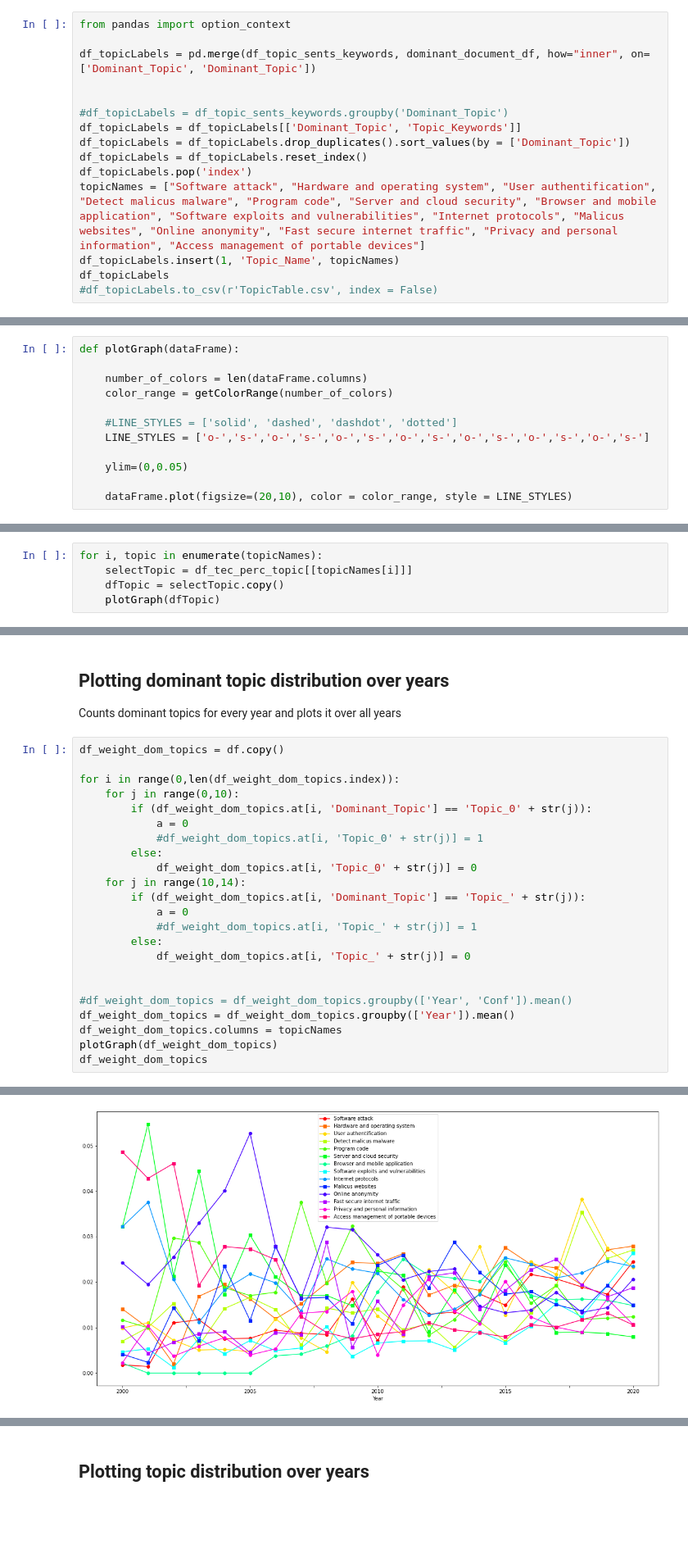
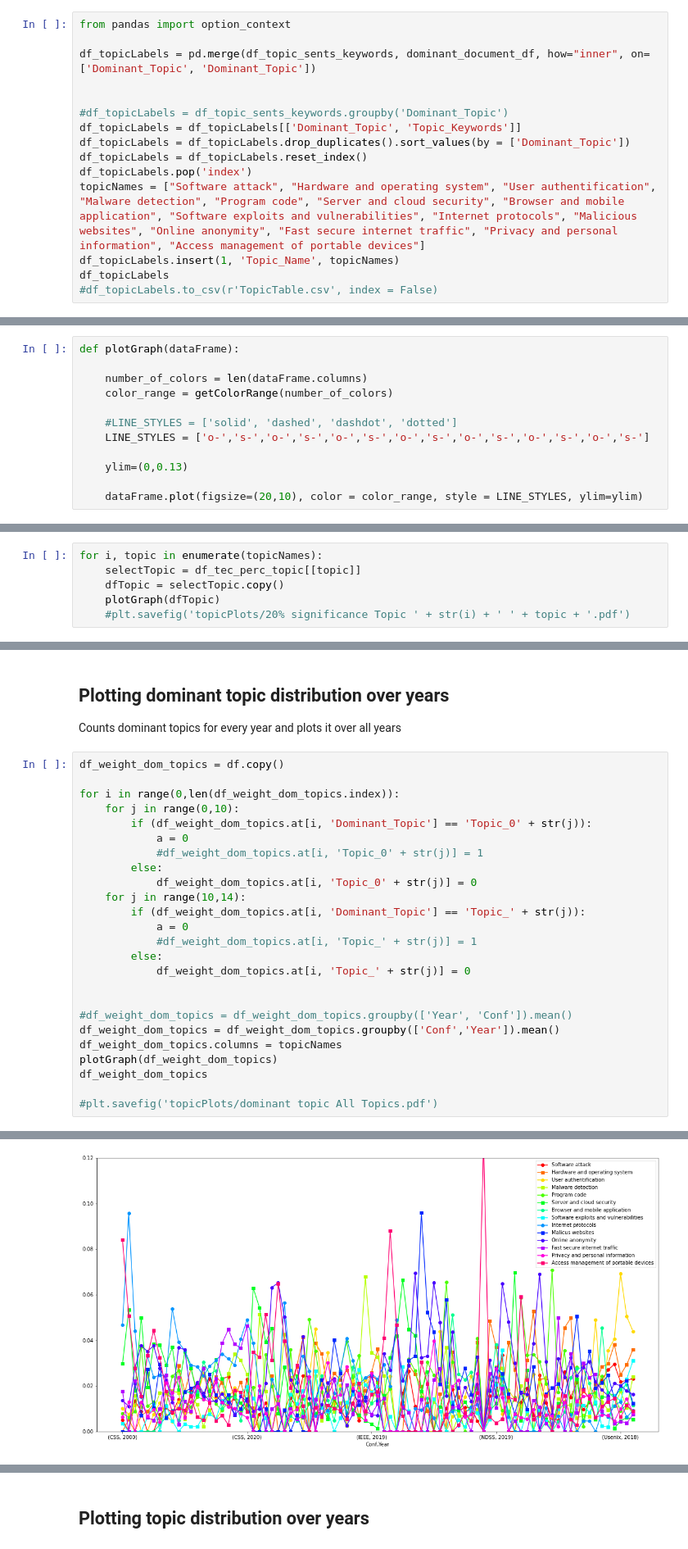
Before and after one commit to richard-johansson/topic_modeling, a Jupyter notebook: topicModeller2.0.ipynb, the cells around one changed output, grey strips where cells are left out. Shown at 82% size. Cells and saved outputs as stored; diff of their text form; blank space fills up the shorter version.

Commit message:
Add more graphs and fixed bugs

```diff
--- a/topicModeller2.0.ipynb
+++ b/topicModeller2.0.ipynb
@@ -620,7 +620,7 @@ df_topicLabels = df_topicLabels[['Dominant_Topic', 'Topic_Keywords']]
 df_topicLabels = df_topicLabels.drop_duplicates().sort_values(by = ['Dominant_Topic'])
 df_topicLabels = df_topicLabels.reset_index()
 df_topicLabels.pop('index')
-topicNames = ["Software attack", "Hardware and operating system", "User authentification", "Detect malicus malware", "Program code", "Server and cloud security", "Browser and mobile application", "Software exploits and vulnerabilities", "Internet protocols", "Malicus websites", "Online anonymity", "Fast secure internet traffic", "Privacy and personal information", "Access management of portable devices"]
+topicNames = ["Software attack", "Hardware and operating system", "User authentification", "Malware detection", "Program code", "Server and cloud security", "Browser and mobile application", "Software exploits and vulnerabilities", "Internet protocols", "Malicious websites", "Online anonymity", "Fast secure internet traffic", "Privacy and personal information", "Access management of portable devices"]
 df_topicLabels.insert(1, 'Topic_Name', topicNames)
 df_topicLabels
 #df_topicLabels.to_csv(r'TopicTable.csv', index = False)
@@ -731,9 +731,9 @@ def plotGraph(dataFrame):
     #LINE_STYLES = ['solid', 'dashed', 'dashdot', 'dotted']
     LINE_STYLES = ['o-','s-','o-','s-','o-','s-','o-','s-','o-','s-','o-','s-','o-','s-']
 
-    ylim=(0,0.05)
+    ylim=(0,0.13)
 
-    dataFrame.plot(figsize=(20,10), color = color_range, style = LINE_STYLES)
+    dataFrame.plot(figsize=(20,10), color = color_range, style = LINE_STYLES, ylim=ylim)
 # %% [markdown]
 ## Creating a dominant topic table for every topic over 10%
 # %%
@@ -791,8 +791,9 @@ df_tec_perc_topic
 # %%
 for i, topic in enumerate(topicNames):
-    selectTopic = df_tec_perc_topic[[topicNames[i]]]
+    selectTopic = df_tec_perc_topic[[topic]]
     dfTopic = selectTopic.copy()
     plotGraph(dfTopic)
+    #plt.savefig('topicPlots/20% significance Topic ' + str(i) + ' ' + topic + '.pdf')
 # %% [output]
 [figure]
 [figure]
@@ -830,8 +831,10 @@ for i in range(0,len(df_weight_dom_topics.index)):
 
 
 #df_weight_dom_topics = df_weight_dom_topics.groupby(['Year', 'Conf']).mean()
-df_weight_dom_topics = df_weight_dom_topics.groupby(['Year']).mean()
+df_weight_dom_topics = df_weight_dom_topics.groupby(['Conf','Year']).mean()
 df_weight_dom_topics.columns = topicNames
 plotGraph(df_weight_dom_topics)
 df_weight_dom_topics
+
+#plt.savefig('topicPlots/dominant topic All Topics.pdf')
 # %% [output]
@@ -856 +855 @@ df_weight_dom_topics
-[figure, old version]
+[figure, new version]
```
Also changed, not shown: parts of 15 cells of this notebook, 38 other files.
